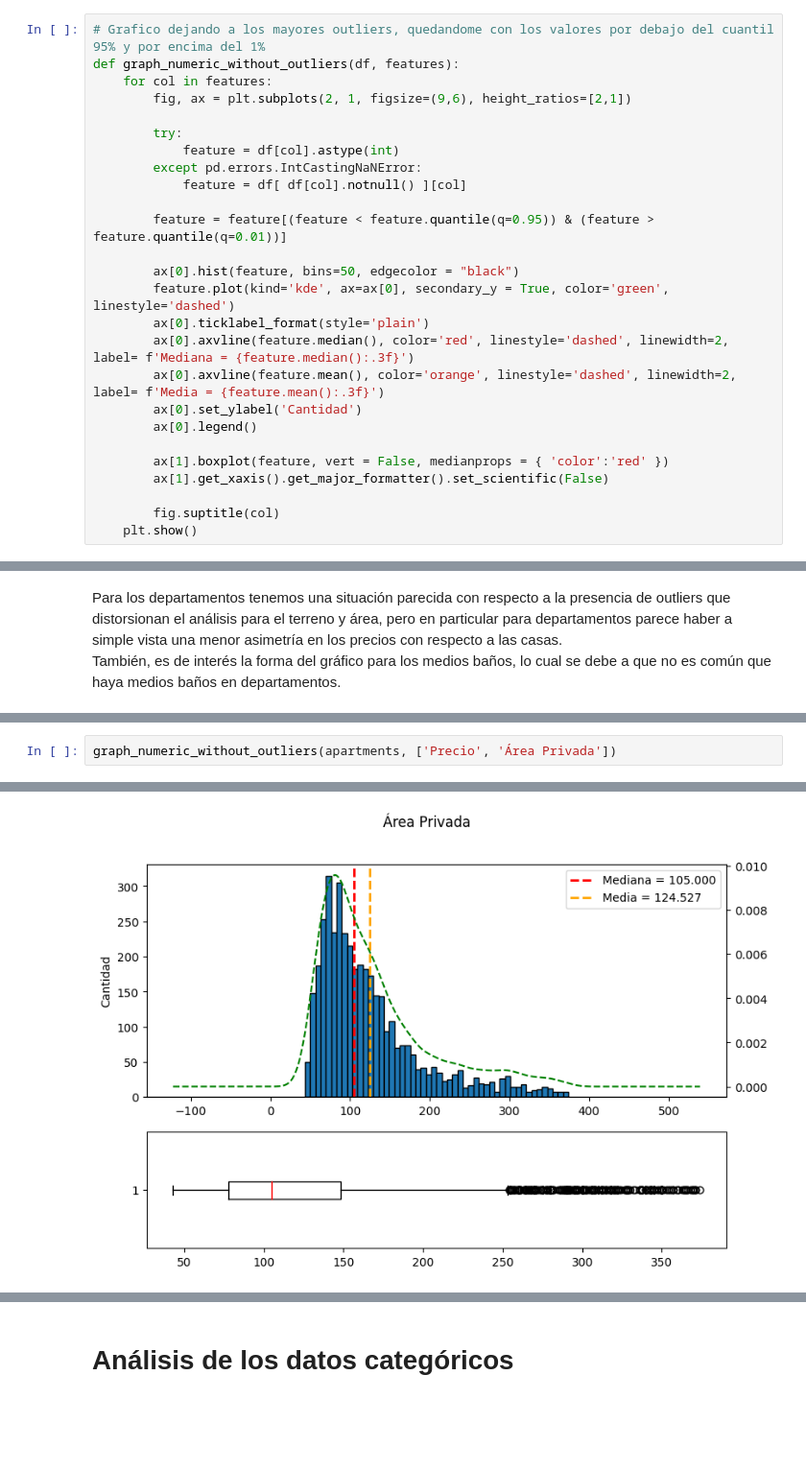
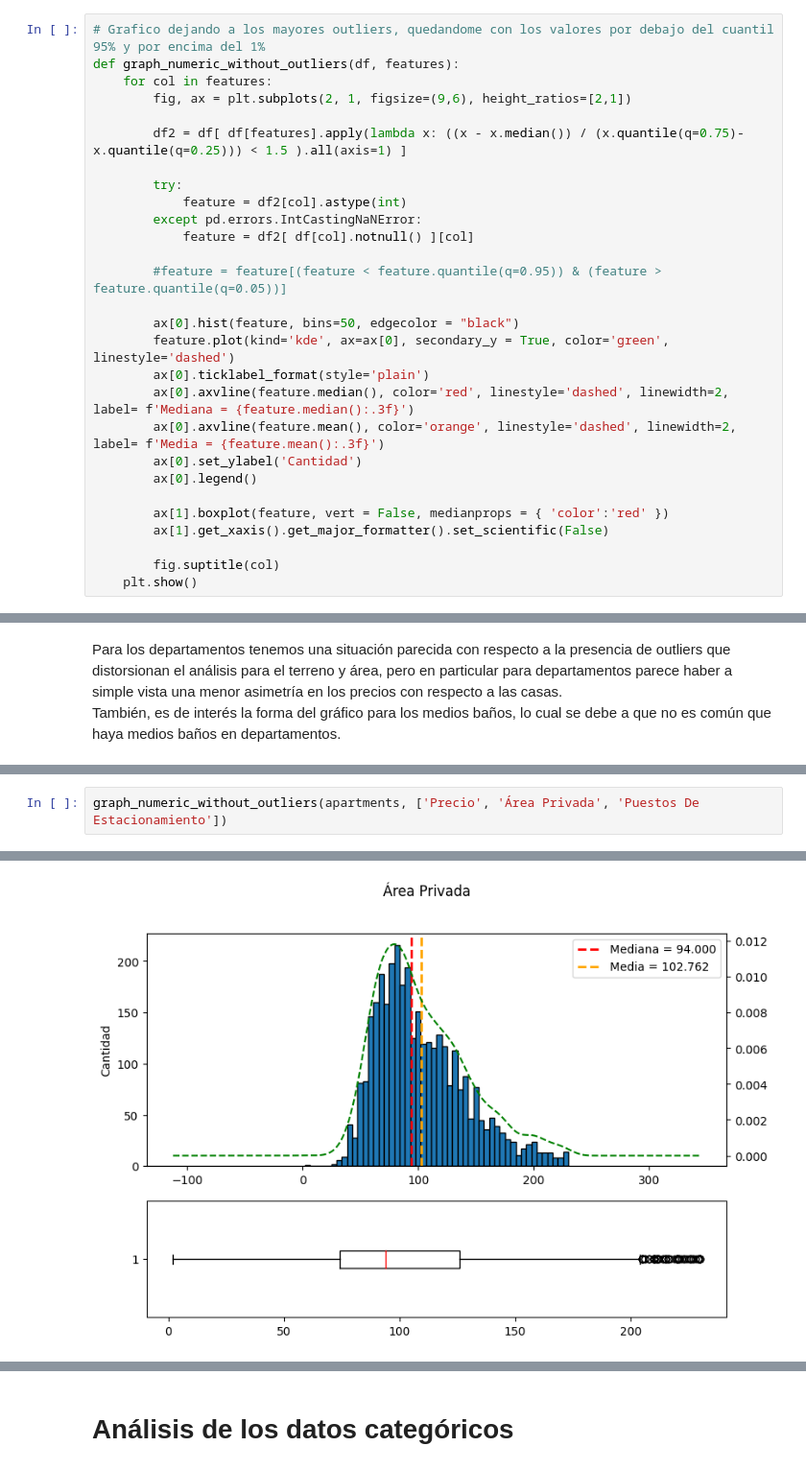
Before and after one commit to jmartinelena/propiedades-venezuela, a Jupyter notebook: data_analysis.ipynb, the cells around one changed output, grey strips where cells are left out. Shown at 96% size. Drawn from its saved outputs; the diff is of its cells as text; blank space fills up the shorter version.

```diff
--- a/data_analysis.ipynb
+++ b/data_analysis.ipynb
@@ -168,12 +183,14 @@ def graph_numeric_without_outliers(df, features):
     for col in features:
         fig, ax = plt.subplots(2, 1, figsize=(9,6), height_ratios=[2,1])
 
+        df2 = df[ df[features].apply(lambda x: ((x - x.median()) / (x.quantile(q=0.75)-x.quantile(q=0.25))) < 1.5 ).all(axis=1) ]
+
         try:
-            feature = df[col].astype(int)
+            feature = df2[col].astype(int)
         except pd.errors.IntCastingNaNError:
-            feature = df[ df[col].notnull() ][col]
+            feature = df2[ df[col].notnull() ][col]
 
-        feature = feature[(feature < feature.quantile(q=0.95)) & (feature > feature.quantile(q=0.01))]
+        #feature = feature[(feature < feature.quantile(q=0.95)) & (feature > feature.quantile(q=0.05))]
 
         ax[0].hist(feature, bins=50, edgecolor = "black")
         feature.plot(kind='kde', ax=ax[0], secondary_y = True, color='green', linestyle='dashed')
@@ -226,3 +270,3 @@ Kurtosis para departamentos: 51.767481959252855
 # %%
-graph_numeric_without_outliers(apartments, ['Precio', 'Área Privada'])
+graph_numeric_without_outliers(apartments, ['Precio', 'Área Privada', 'Puestos De Estacionamiento'])
 # %% [output]
@@ -230 +274 @@ graph_numeric_without_outliers(apartments, ['Precio', 'Área Privada'])
-[figure, old version]
+[figure, new version]
```
Also changed, not shown: parts of 37 cells of this notebook.
